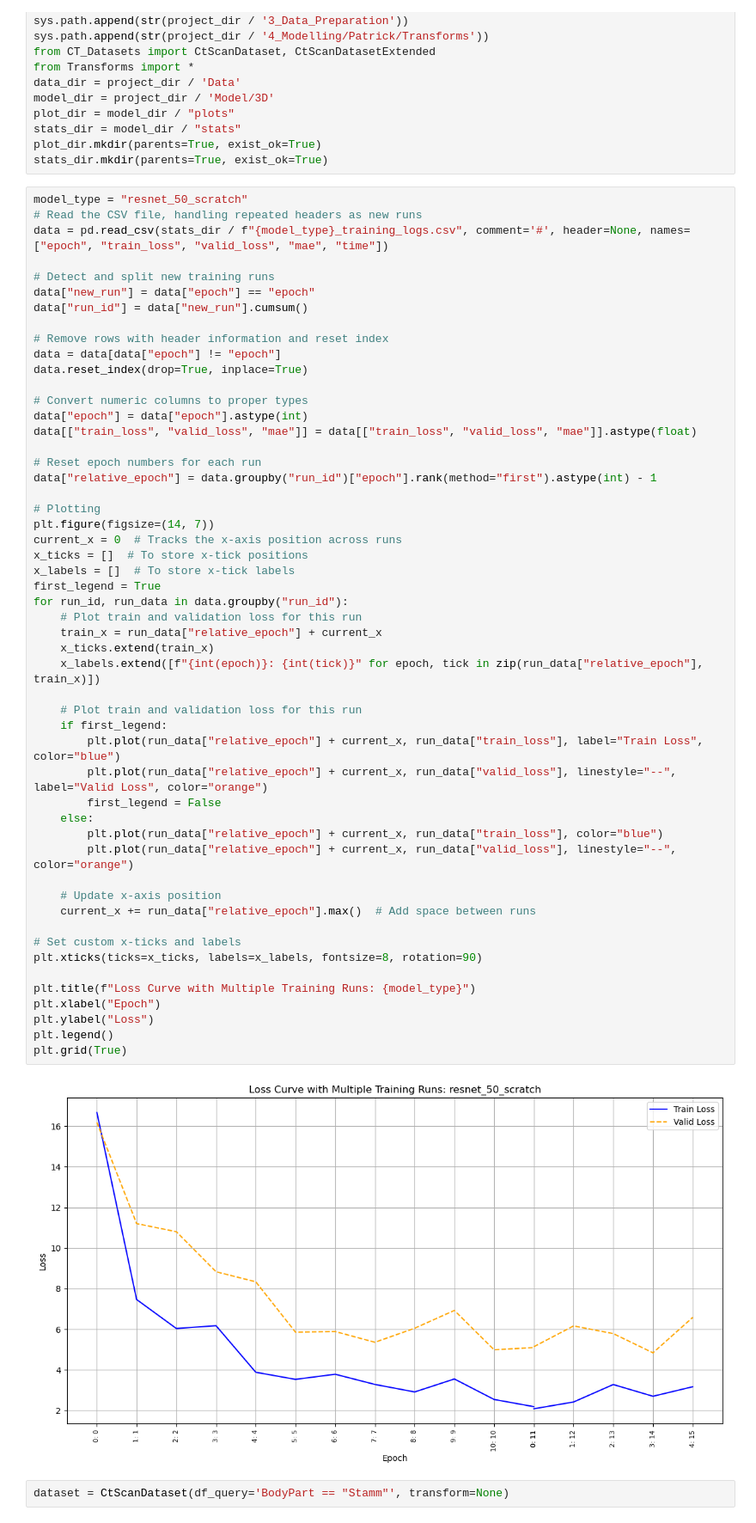
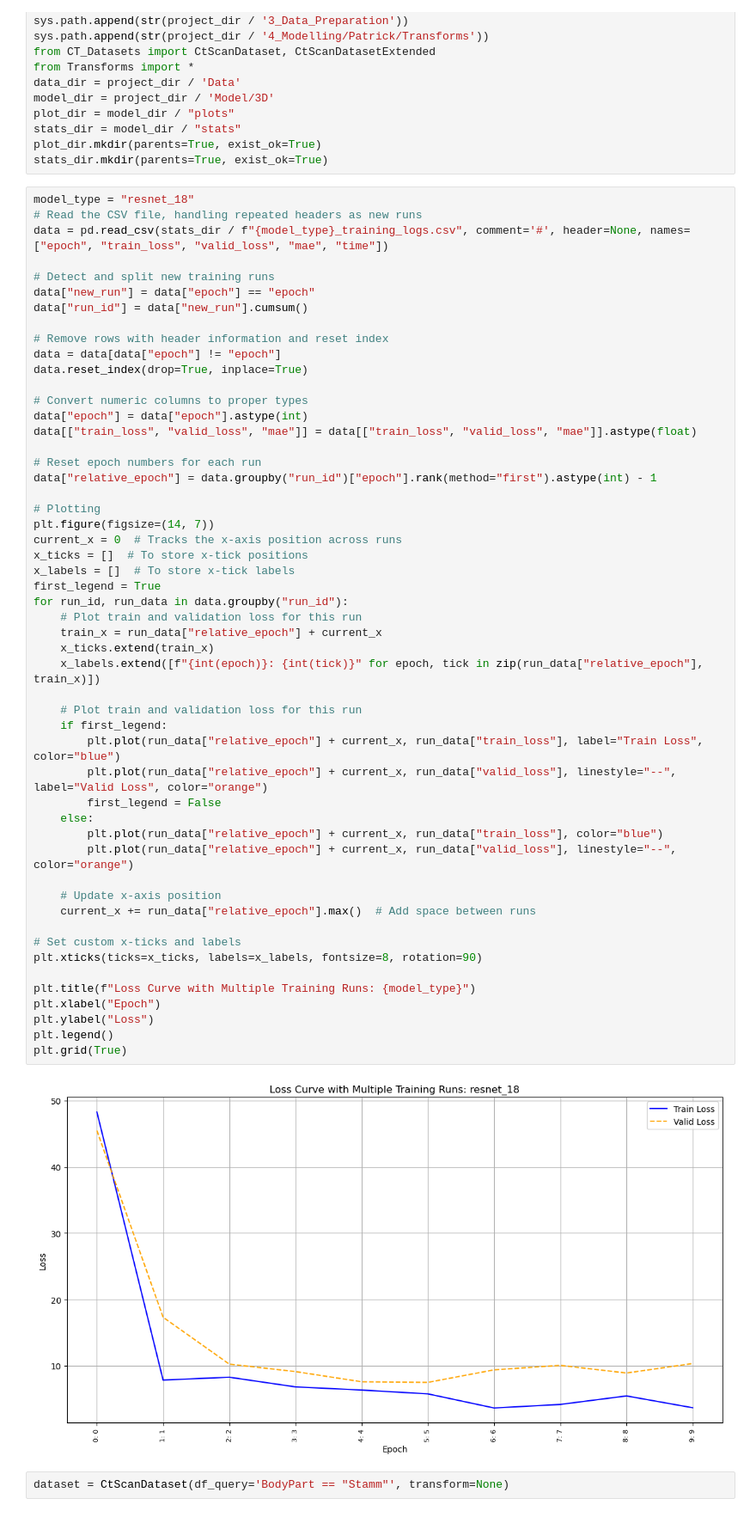
Before and after one commit to Justin-SG/inferring_body_weight_from_ct_scans, a Jupyter notebook: 4_Modelling/Patrick/3D_CNN.ipynb, the cells around one changed output. Shown: that part at 86% size. Drawn from its saved outputs; the diff is of its cells as text.

```diff
--- a/4_Modelling/Patrick/3D_CNN.ipynb
+++ b/4_Modelling/Patrick/3D_CNN.ipynb
@@ -23,7 +23,7 @@ stats_dir = model_dir / "stats"
 plot_dir.mkdir(parents=True, exist_ok=True)
 stats_dir.mkdir(parents=True, exist_ok=True)
 # %%
-model_type = "resnet_50_scratch"
+model_type = "resnet_18"
 # Read the CSV file, handling repeated headers as new runs
 data = pd.read_csv(stats_dir / f"{model_type}_training_logs.csv", comment='#', header=None, names=["epoch", "train_loss", "valid_loss", "mae", "time"])
 
@@ -48,34 +48,34 @@ current_x = 0  # Tracks the x-axis position across runs
 x_ticks = []  # To store x-tick positions
 x_labels = []  # To store x-tick labels
 first_legend = True
 for run_id, run_data in data.groupby("run_id"):
     # Plot train and validation loss for this run
     train_x = run_data["relative_epoch"] + current_x
     x_ticks.extend(train_x)
     x_labels.extend([f"{int(epoch)}: {int(tick)}" for epoch, tick in zip(run_data["relative_epoch"], train_x)])
 
     # Plot train and validation loss for this run
     if first_legend:
         plt.plot(run_data["relative_epoch"] + current_x, run_data["train_loss"], label="Train Loss", color="blue")
         plt.plot(run_data["relative_epoch"] + current_x, run_data["valid_loss"], linestyle="--", label="Valid Loss", color="orange")
         first_legend = False
     else:
         plt.plot(run_data["relative_epoch"] + current_x, run_data["train_loss"], color="blue")
         plt.plot(run_data["relative_epoch"] + current_x, run_data["valid_loss"], linestyle="--", color="orange")
 
     # Update x-axis position
     current_x += run_data["relative_epoch"].max()  # Add space between runs
 
 # Set custom x-ticks and labels
 plt.xticks(ticks=x_ticks, labels=x_labels, fontsize=8, rotation=90)
 
 plt.title(f"Loss Curve with Multiple Training Runs: {model_type}")
 plt.xlabel("Epoch")
 plt.ylabel("Loss")
 plt.legend()
 plt.grid(True)
 # %% [output]
-[figure, old version]
+[figure, new version]
 # %%
 dataset = CtScanDataset(df_query='BodyPart == "Stamm"', transform=None)
 # %%
```
Also changed, not shown: 5 other files.
